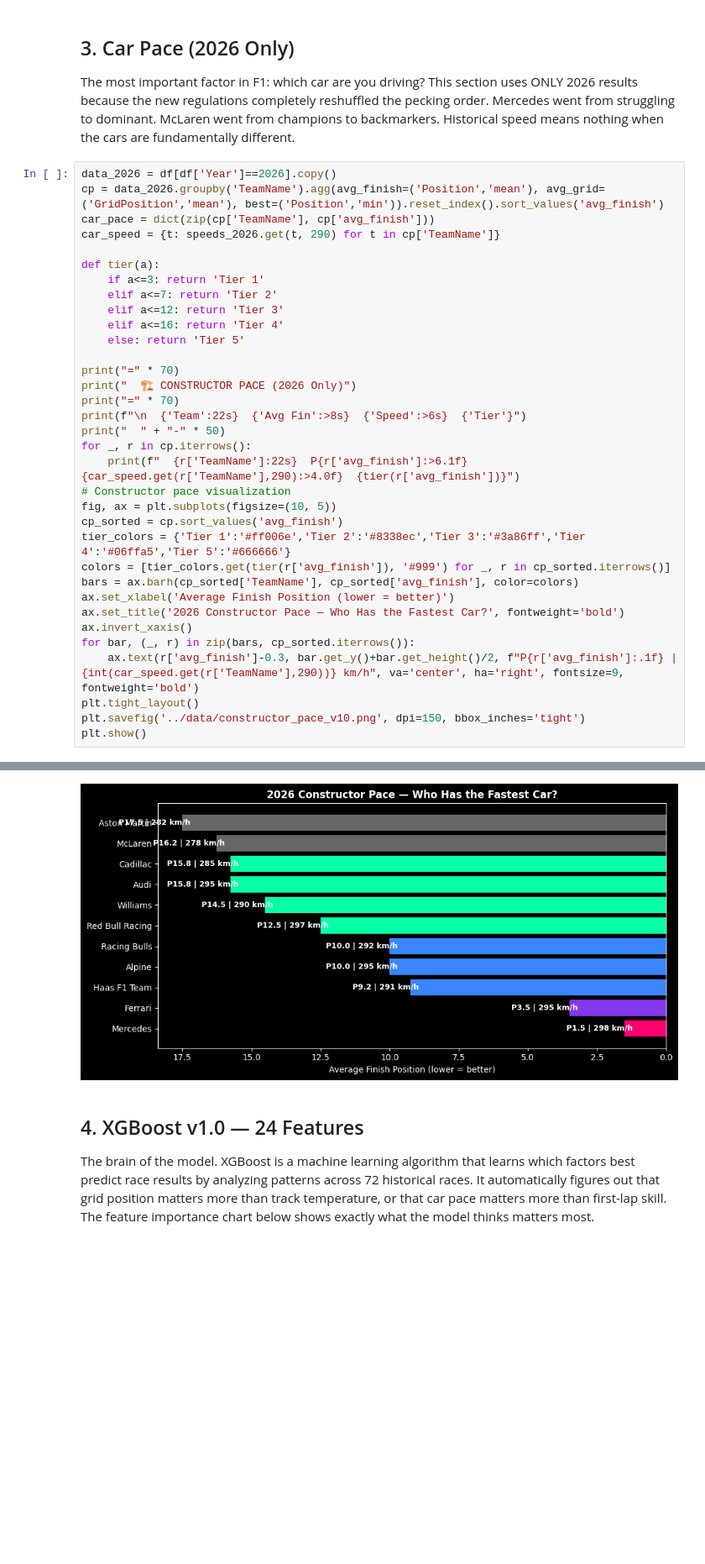
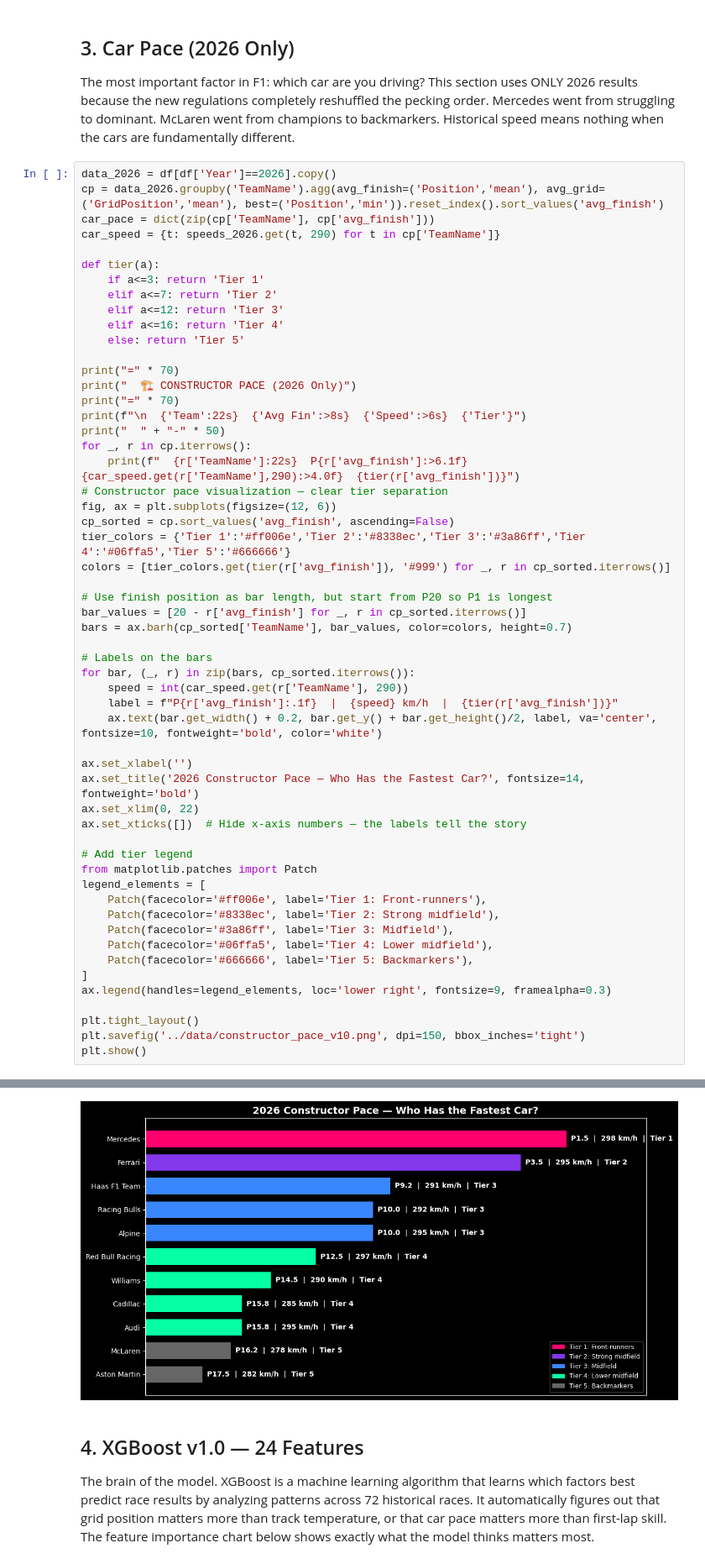
Before and after one commit to nina-coder/f1-predictions, a Jupyter notebook: notebooks/2026-R03-japan.ipynb, the cells around one changed output, grey strips where cells are left out. Shown at 84% size. Cells and saved outputs as stored; diff of their text form; blank space fills up the shorter version.

```diff
--- a/notebooks/2026-R03-japan.ipynb
+++ b/notebooks/2026-R03-japan.ipynb
@@ -247,42 +247,63 @@ print("=" * 70)
 print("  🏗️ CONSTRUCTOR PACE (2026 Only)")
 print("=" * 70)
 print(f"\n  {'Team':22s}  {'Avg Fin':>8s}  {'Speed':>6s}  {'Tier'}")
 print("  " + "-" * 50)
 for _, r in cp.iterrows():
     print(f"  {r['TeamName']:22s}  P{r['avg_finish']:>6.1f}  {car_speed.get(r['TeamName'],290):>4.0f}  {tier(r['avg_finish'])}")
-# Constructor pace visualization
-fig, ax = plt.subplots(figsize=(10, 5))
-cp_sorted = cp.sort_values('avg_finish')
+# Constructor pace visualization — clear tier separation
+fig, ax = plt.subplots(figsize=(12, 6))
+cp_sorted = cp.sort_values('avg_finish', ascending=False)
 tier_colors = {'Tier 1':'#ff006e','Tier 2':'#8338ec','Tier 3':'#3a86ff','Tier 4':'#06ffa5','Tier 5':'#666666'}
 colors = [tier_colors.get(tier(r['avg_finish']), '#999') for _, r in cp_sorted.iterrows()]
-bars = ax.barh(cp_sorted['TeamName'], cp_sorted['avg_finish'], color=colors)
-ax.set_xlabel('Average Finish Position (lower = better)')
-ax.set_title('2026 Constructor Pace — Who Has the Fastest Car?', fontweight='bold')
-ax.invert_xaxis()
+
+# Use finish position as bar length, but start from P20 so P1 is longest
+bar_values = [20 - r['avg_finish'] for _, r in cp_sorted.iterrows()]
+bars = ax.barh(cp_sorted['TeamName'], bar_values, color=colors, height=0.7)
+
+# Labels on the bars
 for bar, (_, r) in zip(bars, cp_sorted.iterrows()):
-    ax.text(r['avg_finish']-0.3, bar.get_y()+bar.get_height()/2, f"P{r['avg_finish']:.1f} | {int(car_speed.get(r['TeamName'],290))} km/h", va='center', ha='right', fontsize=9, fontweight='bold')
+    speed = int(car_speed.get(r['TeamName'], 290))
+    label = f"P{r['avg_finish']:.1f}  |  {speed} km/h  |  {tier(r['avg_finish'])}"
+    ax.text(bar.get_width() + 0.2, bar.get_y() + bar.get_height()/2, label, va='center', fontsize=10, fontweight='bold', color='white')
+
+ax.set_xlabel('')
+ax.set_title('2026 Constructor Pace — Who Has the Fastest Car?', fontsize=14, fontweight='bold')
+ax.set_xlim(0, 22)
+ax.set_xticks([])  # Hide x-axis numbers — the labels tell the story
+
+# Add tier legend
+from matplotlib.patches import Patch
+legend_elements = [
+    Patch(facecolor='#ff006e', label='Tier 1: Front-runners'),
+    Patch(facecolor='#8338ec', label='Tier 2: Strong midfield'),
+    Patch(facecolor='#3a86ff', label='Tier 3: Midfield'),
+    Patch(facecolor='#06ffa5', label='Tier 4: Lower midfield'),
+    Patch(facecolor='#666666', label='Tier 5: Backmarkers'),
+]
+ax.legend(handles=legend_elements, loc='lower right', fontsize=9, framealpha=0.3)
+
 plt.tight_layout()
 plt.savefig('../data/constructor_pace_v10.png', dpi=150, bbox_inches='tight')
 plt.show()
 # %% [output]
 ======================================================================
   🏗️ CONSTRUCTOR PACE (2026 Only)
 ======================================================================
 
   Team                     Avg Fin   Speed  Tier
   --------------------------------------------------
   Mercedes                P   1.5   298  Tier 1
   Ferrari                 P   3.5   296  Tier 2
   Haas F1 Team            P   9.2   291  Tier 3
   Alpine                  P  10.0   295  Tier 3
   Racing Bulls            P  10.0   292  Tier 3
   Red Bull Racing         P  12.5   298  Tier 4
   Williams                P  14.5   290  Tier 4
   Audi                    P  15.8   295  Tier 4
   Cadillac                P  15.8   285  Tier 4
   McLaren                 P  16.2   279  Tier 5
   Aston Martin            P  17.5   282  Tier 5
-[figure, old version]
+[figure, new version]
 # %% [markdown]
 ## 4. XGBoost v1.0 — 24 Features
 
```
Also changed, not shown: parts of 1 cell of this notebook, 1 other file.
